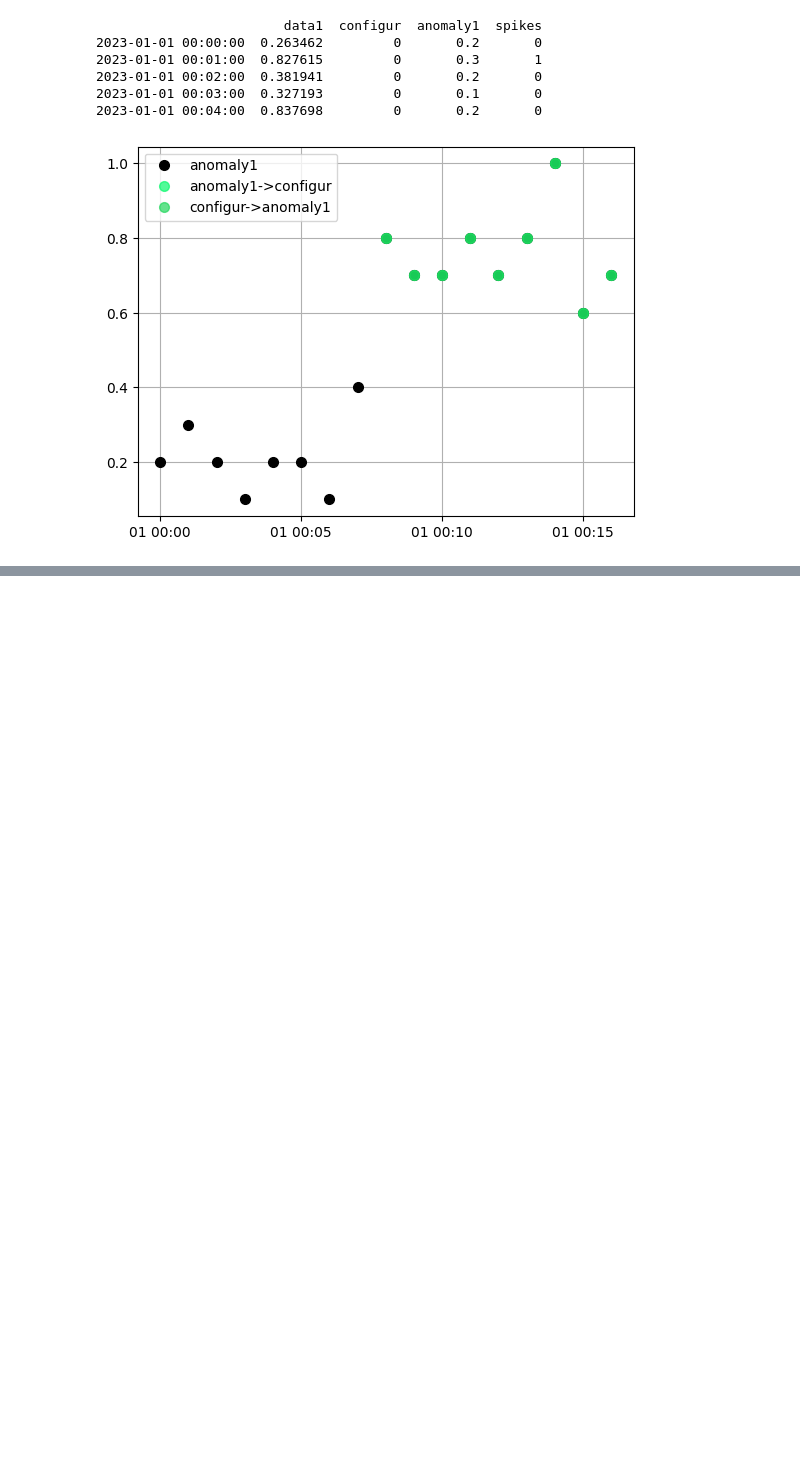
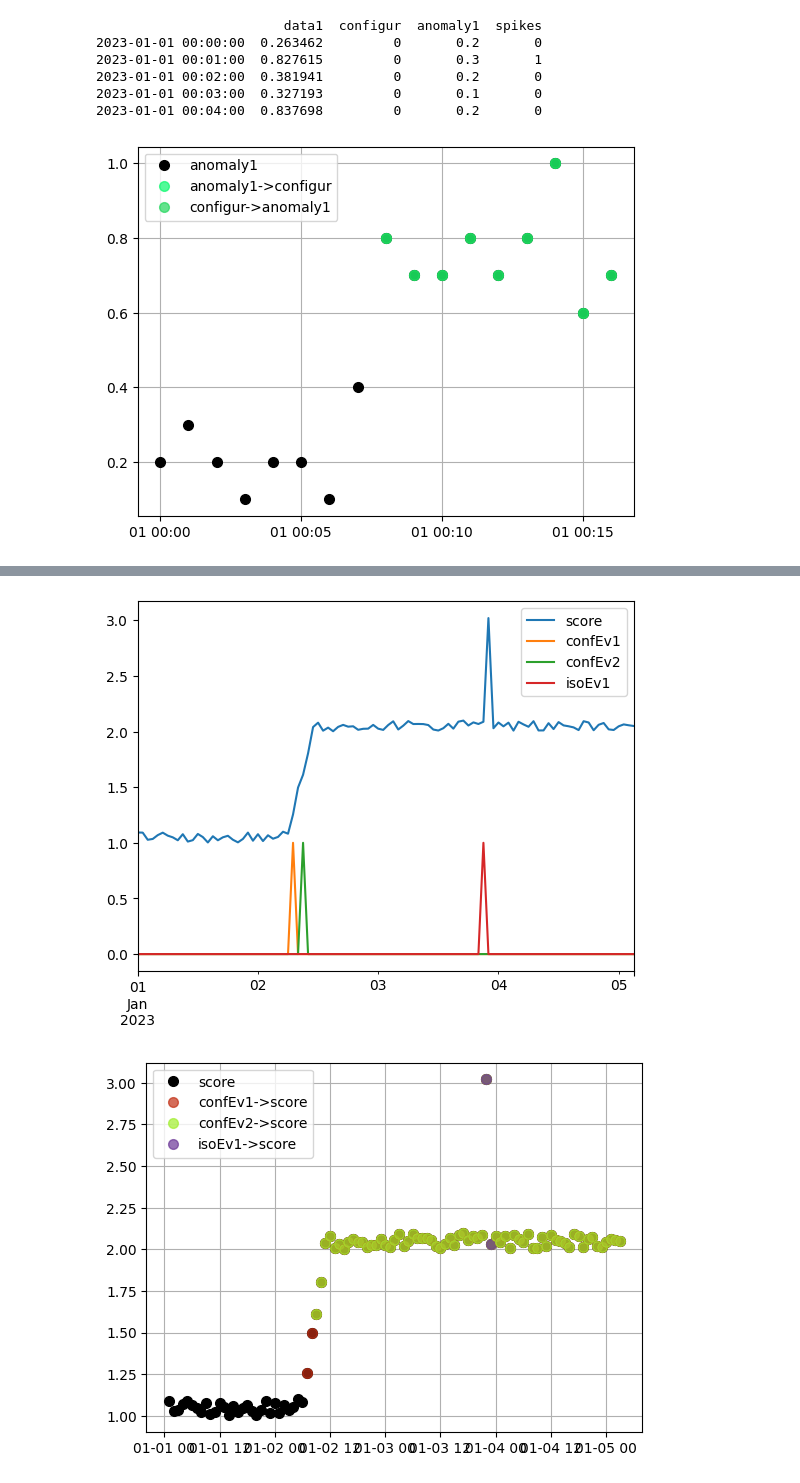
Before and after one commit to agiannoul/PdMContext, a Jupyter notebook: src/Example.ipynb, the cells around one changed output, grey strips where cells are left out. Saved outputs shown, nothing was run; the diff lists cells and outputs as text; code cells hidden in the pictures; blank space fills up the shorter version.

```diff
--- a/src/Example.ipynb
+++ b/src/Example.ipynb
@@ -372,0 +374,43 @@ contextpipeline4.plot()
+# %%
+from PdmContext.ContextGeneration import ContextGenerator
+from PdmContext.utils.causal_discovery_functions import calculatewithPc
+from PdmContext.utils.simulate_stream import simulate_from_df
+from random import random
+import matplotlib.pyplot as plt
+import pandas as pd
+
+size=100
+isoEv1=[0 for i in range(size)]
+confevent1=[0 for i in range(size)]
+confevent2=[0 for i in range(size)]
+noise=random()/10
+start = pd.to_datetime("2023-01-01 00:00:00")
+timestamps = [start + pd.Timedelta(hours=i) for i in range(size)]
+confevent1[31]=1
+confevent2[33]=1
+isoEv1[69]=1
+score=[1+random()/10 for i in range(30)]+ [1+(i/5)+random()/10 for i in range(5)] +[2+random()/10 for i in range(65)]
+
+score[70]+=1
+contextgenerator=ContextGenerator("score",context_horizon="100",Causalityfunct=calculatewithPc)
+
+
+dfdata={
+    "score":score,
+    "confEv1":confevent1,
+    "confEv2":confevent2,
+    "isoEv1":isoEv1,
+}
+df=pd.DataFrame(dfdata,index=timestamps)
+df.plot()
+plt.show()
+
+stream = simulate_from_df(df,eventTypes=[("isoEv1","isolated"),("confEv1","configuration"),("confEv2","configuration")],target_name="score")
+source="press"
+for record in stream:
+    contextgenerator.collect_data(timestamp=record["timestamp"], source=source, name=record["name"], type=record["type"],value=record["value"])
+contextgenerator.plot_interpertation()
+listcontexts=contextgenerator.contexts
+# %% [output]
+[figure, added]
+[figure, added]
```
Also changed, not shown: parts of 9 cells of this notebook, 16 other files.
